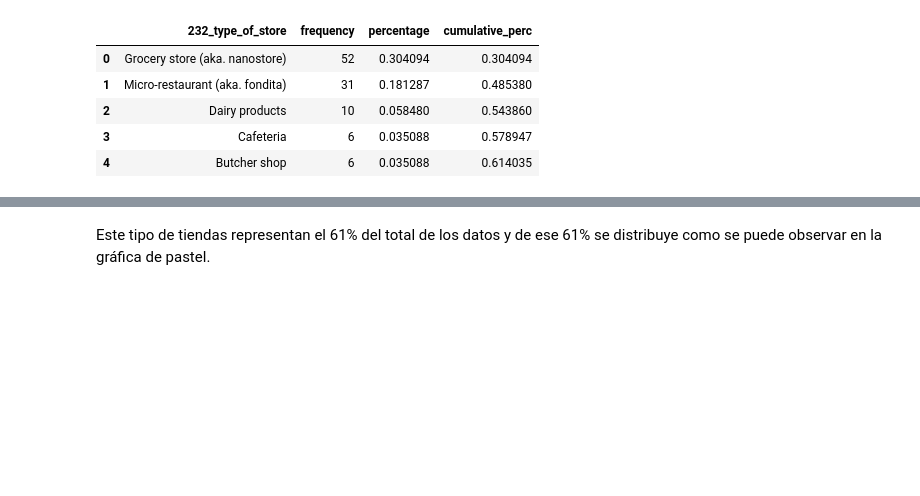
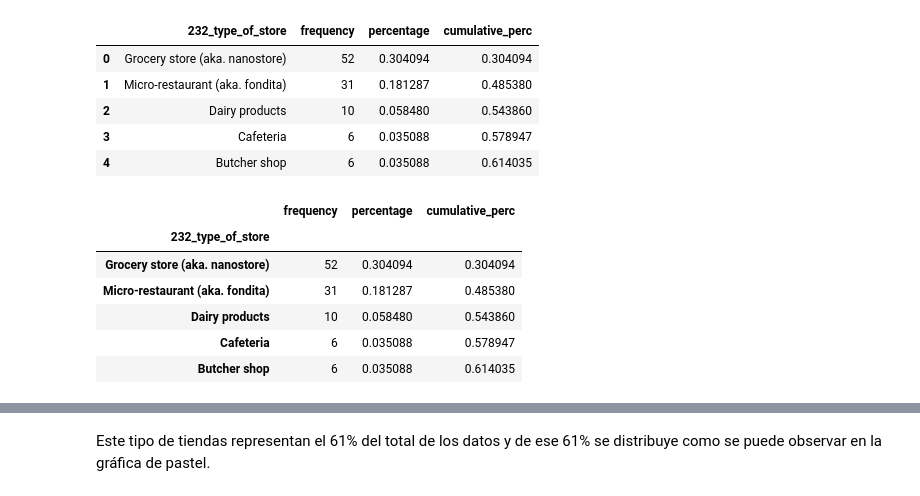
Before and after one commit to maf-mtz/Extraccion-de-caracteristicas, a Jupyter notebook: Act_4_a01067198.ipynb, the cells around one changed output, grey strips where cells are left out. Saved outputs shown, nothing was run; the diff lists cells and outputs as text; code cells hidden in the pictures; blank space fills up the shorter version.

```diff
--- a/Act_4_a01067198.ipynb
+++ b/Act_4_a01067198.ipynb
@@ -398,6 +426,17 @@ f
 | 2 | Dairy products | 10 | 0.058480 | 0.543860 |
 | 3 | Cafeteria | 6 | 0.035088 | 0.578947 |
 | 4 | Butcher shop | 6 | 0.035088 | 0.614035 |
+# %%
+Filtro_index= f.set_index('232_type_of_store')
+Filtro_index
+# %% [output]
+|  | frequency | percentage | cumulative_perc |
+| 232_type_of_store |  |  |  |
+| Grocery store (aka. nanostore) | 52 | 0.304094 | 0.304094 |
+| Micro-restaurant (aka. fondita) | 31 | 0.181287 | 0.485380 |
+| Dairy products | 10 | 0.058480 | 0.543860 |
+| Cafeteria | 6 | 0.035088 | 0.578947 |
+| Butcher shop | 6 | 0.035088 | 0.614035 |
 # %%
 #Realizamos grafico de pastel del dataframe filtrado
 Filtro_index['frequency'].plot(kind='pie', figsize=(10,5), shadow=True, autopct="%0.1f %%")
```
Also changed, not shown: parts of 12 cells of this notebook.
